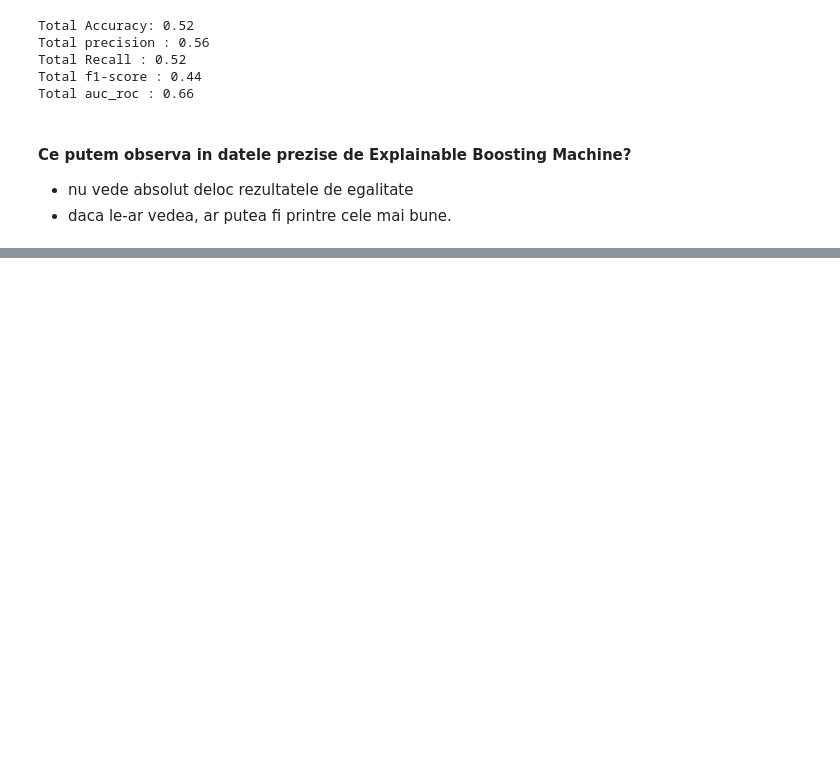
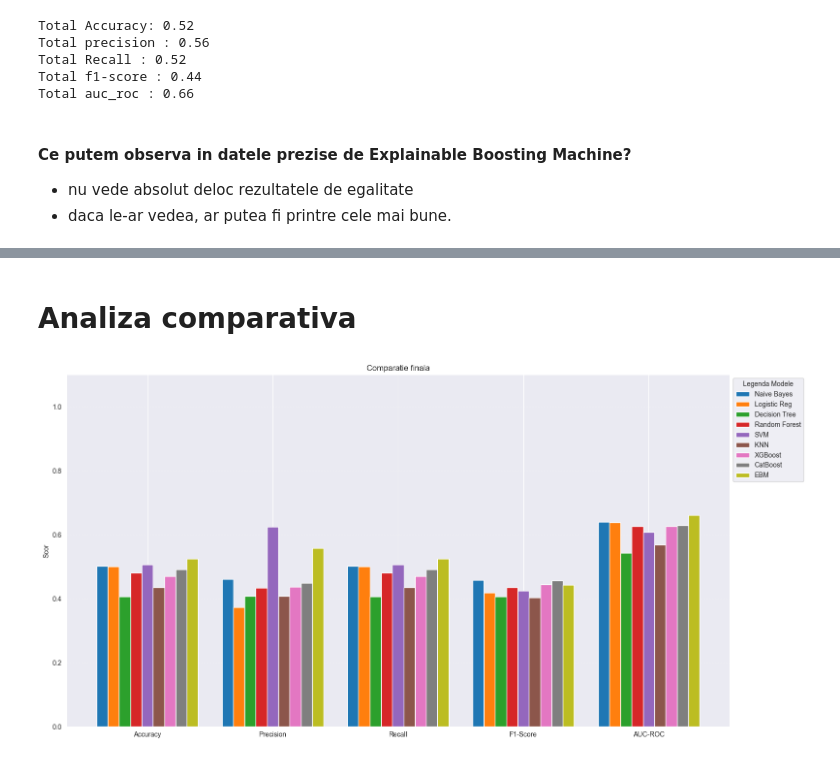
Before and after one commit to Technical-University-of-Cluj-Napoca/proiect-ml-RazvanBarna, a Jupyter notebook: Notebooks/Classification.ipynb, the cells around one changed output, grey strips where cells are left out. Drawn from its saved outputs; the diff is of its cells as text; code cells hidden in the pictures; blank space fills up the shorter version.

```diff
--- a/Notebooks/Classification.ipynb
+++ b/Notebooks/Classification.ipynb
@@ -970,0 +972,36 @@ Total auc_roc : 0.66
+# %% [markdown]
+# Analiza comparativa
+# %%
+models_data = {
+    'Naive Bayes':   [acc_bayes, prec_bayes, rec_bayes, f1_bayes, roc_auc_bayes],
+    'Logistic Reg':  [acc_logistic, prec_logistic, rec_logistic, f1_logistic, auc_roc_logistic],
+    'Decision Tree': [acc_tree, prec_tree, rec_tree, f1_tree, auc_roc_tree],
+    'Random Forest': [acc_rf, prec_rf, rec_rf, f1_rf, auc_roc_rf],
+    'SVM':           [acc_svm, prec_svm, rec_svm, f1_svm, auc_roc_svm],
+    'KNN':           [acc_knn, prec_knn, rec_knn, f1_knn, auc_roc_knn],
+    'XGBoost':       [acc_xgb, prec_xgb, rec_xgb, f1_xgb, auc_roc_xgb],
+    'CatBoost':      [acc_cat, prec_cat, rec_cat, f1_cat, auc_roc_cat],
+    'EBM':           [acc_ebm, prec_ebm, rec_ebm, f1_ebm, auc_roc_ebm]
+}
+
+metric_names = ['Accuracy', 'Precision', 'Recall', 'F1-Score', 'AUC-ROC']
+x = np.arange(len(metric_names))
+total_models = len(models_data)
+width = 0.09
+
+fig, ax = plt.subplots(figsize=(16, 8))
+for i, (model_name, scores) in enumerate(models_data.items()):
+    offset = (i - total_models/2) * width + width/2
+    ax.bar(x + offset, scores, width, label=model_name)
+
+ax.set_ylabel('Scor')
+ax.set_title('Comparatie finala')
+ax.set_xticks(x)
+ax.set_xticklabels(metric_names)
+ax.legend(loc='upper left', bbox_to_anchor=(1, 1), title="Legenda Modele")
+ax.set_ylim(0, 1.1)
+ax.grid(axis='y', linestyle='--', alpha=0.3)
+plt.tight_layout()
+plt.show()
+# %% [output]
+[figure, added]
```
Also changed, not shown: parts of 3 cells of this notebook, 3 other files.
